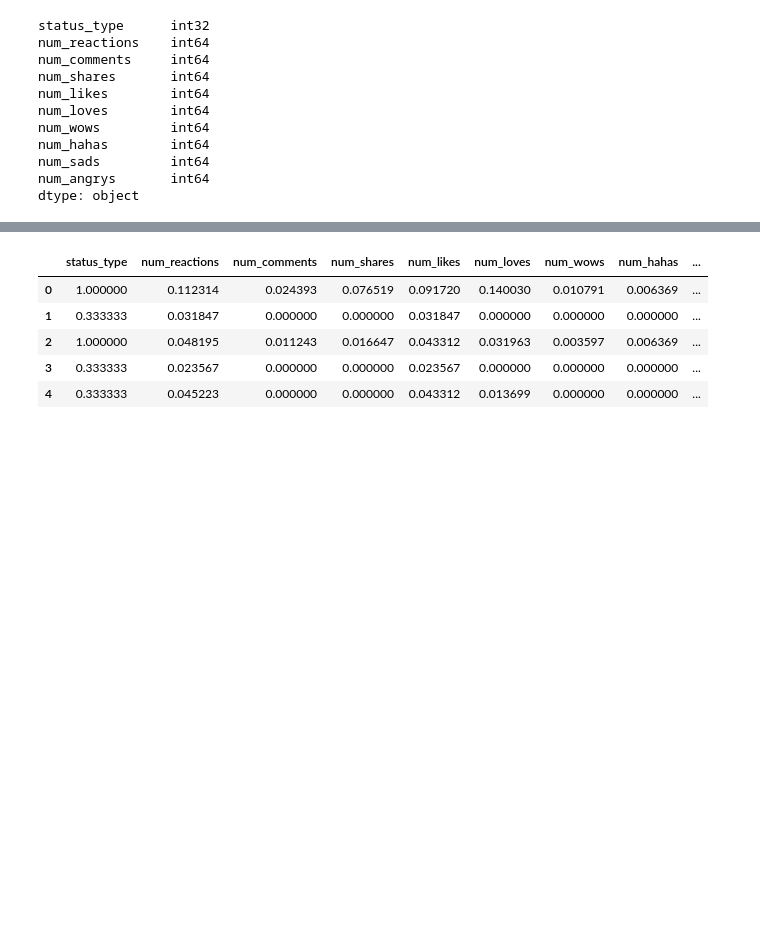
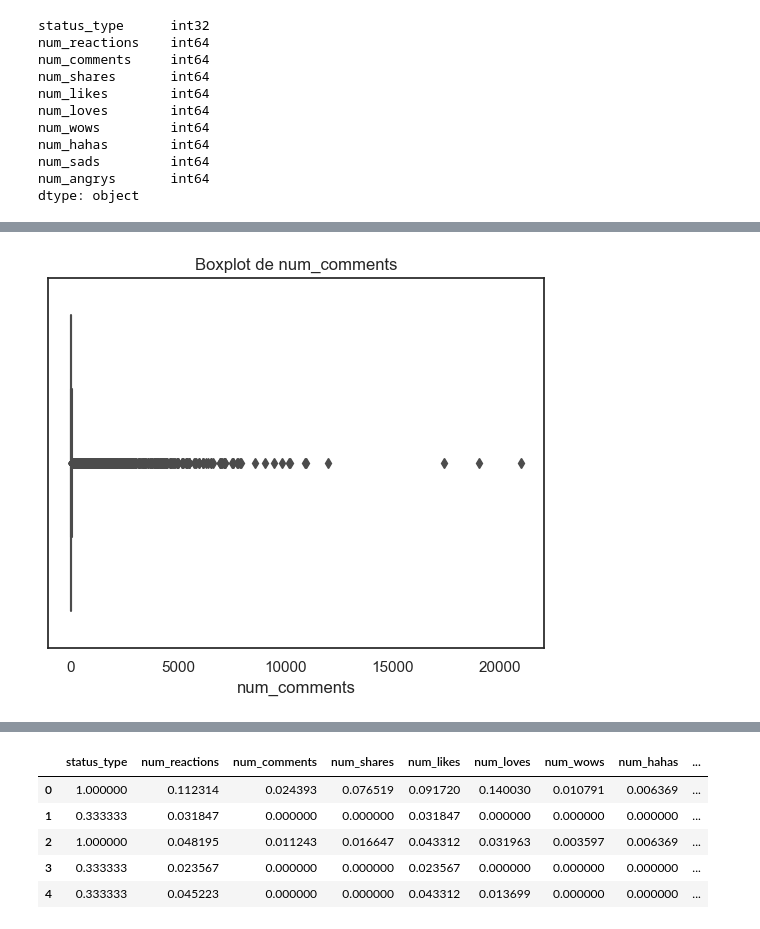
Before and after one commit to Likimeya/Algoritmos_de_aprendizaje_no_suvervisados_agrupacion, a Jupyter notebook: Tasca M8 T01.ipynb, the cells around one changed output, grey strips where cells are left out. Saved outputs shown, nothing was run; the diff lists cells and outputs as text; code cells hidden in the pictures; blank space fills up the shorter version.

```diff
--- a/Tasca M8 T01.ipynb
+++ b/Tasca M8 T01.ipynb
@@ -270,0 +206,5 @@ cols = X.columns
+# %%
+fa = df['num_comments']
+sns.boxplot(x=fa).set_title('Boxplot de num_comments');
+# %% [output]
+[figure, added]
```
Also changed, not shown: parts of 36 cells of this notebook.
